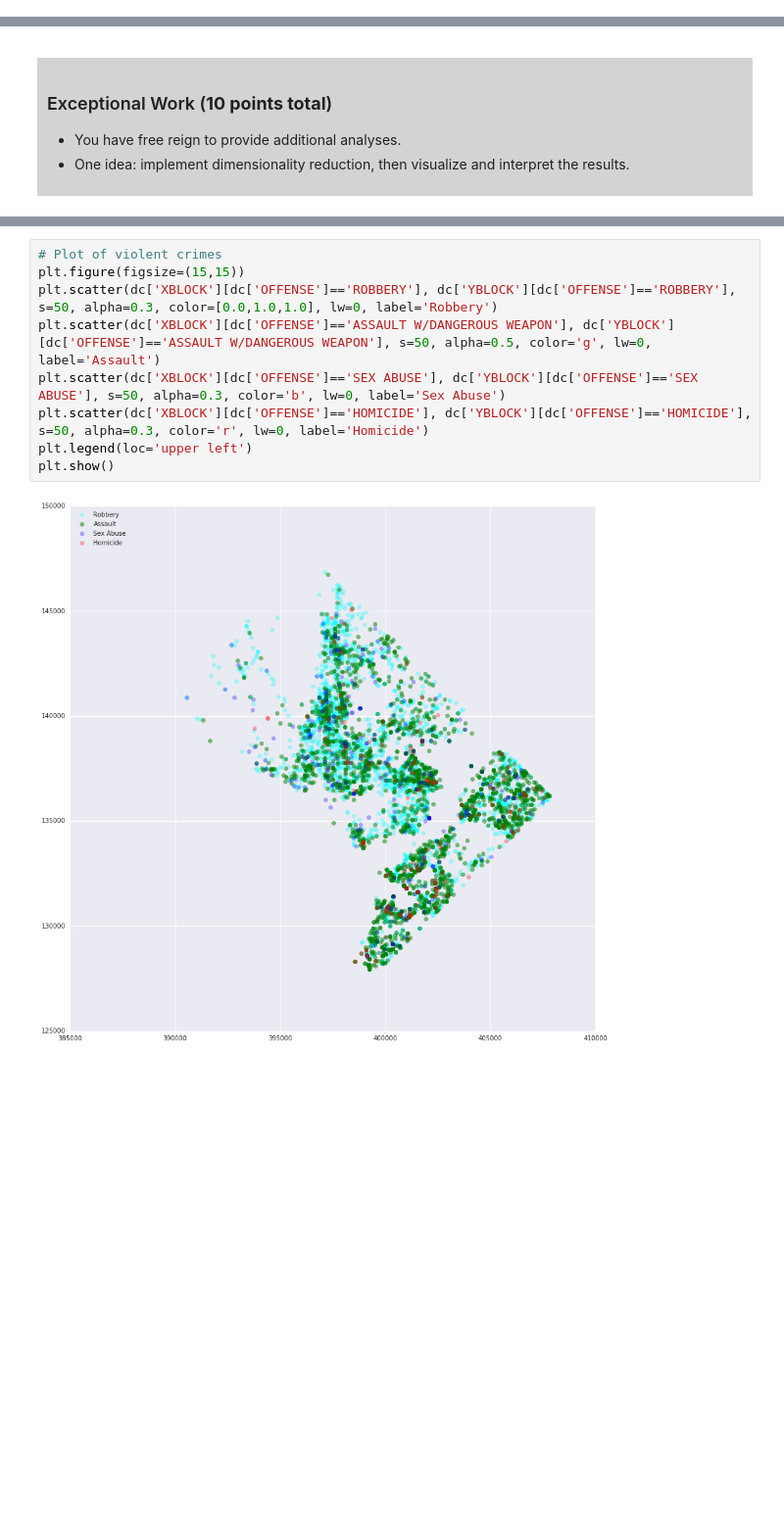
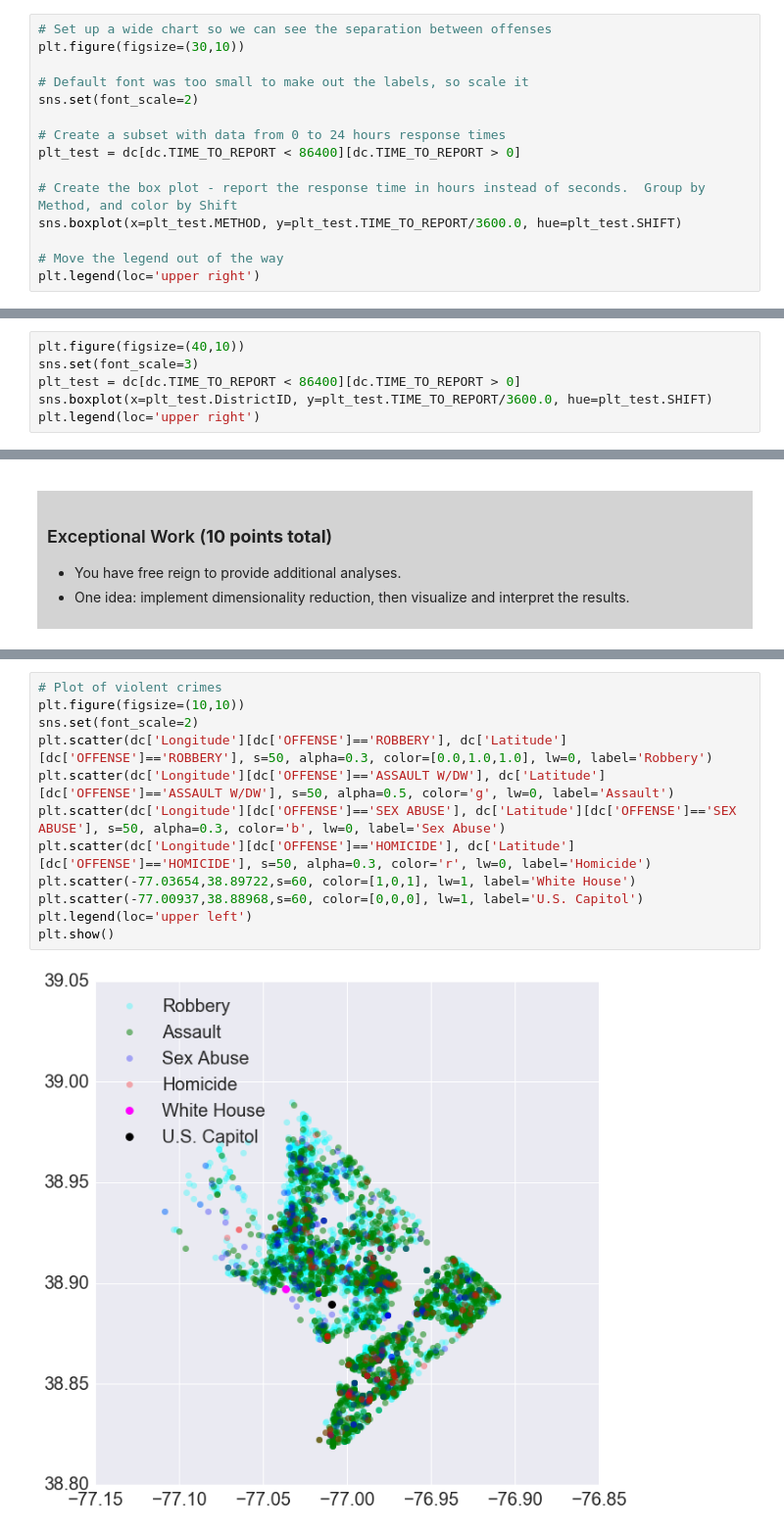
Before and after one commit to elkinst65/MSDS7331_Project_DC, a Jupyter notebook: MSDS7331 DC Crime 2015.ipynb, the cells around one changed output, grey strips where cells are left out. Shown: that part at 98% size. Saved outputs shown, nothing was run; the diff lists cells and outputs as text; blank space fills up the shorter version.

```diff
--- a/MSDS7331 DC Crime 2015.ipynb
+++ b/MSDS7331 DC Crime 2015.ipynb
@@ -755,0 +808,15 @@ plt.show()
+# %%
+# Set up a wide chart so we can see the separation between offenses
+plt.figure(figsize=(30,10))
+
+# Default font was too small to make out the labels, so scale it
+sns.set(font_scale=2)
+
+# Create a subset with data from 0 to 24 hours response times
+plt_test = dc[dc.TIME_TO_REPORT < 86400][dc.TIME_TO_REPORT > 0]
+
+# Create the box plot - report the response time in hours instead of seconds.  Group by Method, and color by Shift
+sns.boxplot(x=plt_test.METHOD, y=plt_test.TIME_TO_REPORT/3600.0, hue=plt_test.SHIFT)
+
+# Move the legend out of the way
+plt.legend(loc='upper right')
@@ -755,0 +831,6 @@ plt.show()
+# %%
+plt.figure(figsize=(40,10))
+sns.set(font_scale=3)
+plt_test = dc[dc.TIME_TO_REPORT < 86400][dc.TIME_TO_REPORT > 0]
+sns.boxplot(x=plt_test.DistrictID, y=plt_test.TIME_TO_REPORT/3600.0, hue=plt_test.SHIFT)
+plt.legend(loc='upper right')
@@ -964,11 +1052,14 @@ Modified in PowerPoint to remove the background color, and resized to fit over t
 # %%
 # Plot of violent crimes
-plt.figure(figsize=(15,15))
-plt.scatter(dc['XBLOCK'][dc['OFFENSE']=='ROBBERY'], dc['YBLOCK'][dc['OFFENSE']=='ROBBERY'], s=50, alpha=0.3, color=[0.0,1.0,1.0], lw=0, label='Robbery')
-plt.scatter(dc['XBLOCK'][dc['OFFENSE']=='ASSAULT W/DANGEROUS WEAPON'], dc['YBLOCK'][dc['OFFENSE']=='ASSAULT W/DANGEROUS WEAPON'], s=50, alpha=0.5, color='g', lw=0, label='Assault')
-plt.scatter(dc['XBLOCK'][dc['OFFENSE']=='SEX ABUSE'], dc['YBLOCK'][dc['OFFENSE']=='SEX ABUSE'], s=50, alpha=0.3, color='b', lw=0, label='Sex Abuse')
-plt.scatter(dc['XBLOCK'][dc['OFFENSE']=='HOMICIDE'], dc['YBLOCK'][dc['OFFENSE']=='HOMICIDE'], s=50, alpha=0.3, color='r', lw=0, label='Homicide')
+plt.figure(figsize=(10,10))
+sns.set(font_scale=2)
+plt.scatter(dc['Longitude'][dc['OFFENSE']=='ROBBERY'], dc['Latitude'][dc['OFFENSE']=='ROBBERY'], s=50, alpha=0.3, color=[0.0,1.0,1.0], lw=0, label='Robbery')
+plt.scatter(dc['Longitude'][dc['OFFENSE']=='ASSAULT W/DW'], dc['Latitude'][dc['OFFENSE']=='ASSAULT W/DW'], s=50, alpha=0.5, color='g', lw=0, label='Assault')
+plt.scatter(dc['Longitude'][dc['OFFENSE']=='SEX ABUSE'], dc['Latitude'][dc['OFFENSE']=='SEX ABUSE'], s=50, alpha=0.3, color='b', lw=0, label='Sex Abuse')
+plt.scatter(dc['Longitude'][dc['OFFENSE']=='HOMICIDE'], dc['Latitude'][dc['OFFENSE']=='HOMICIDE'], s=50, alpha=0.3, color='r', lw=0, label='Homicide')
+plt.scatter(-77.03654,38.89722,s=60, color=[1,0,1], lw=1, label='White House')
+plt.scatter(-77.00937,38.88968,s=60, color=[0,0,0], lw=1, label='U.S. Capitol')
 plt.legend(loc='upper left')
 plt.show()
 # %% [output]
-[figure, old version]
+[figure, new version]
```
Also changed, not shown: parts of 36 cells of this notebook, 1 other file.
